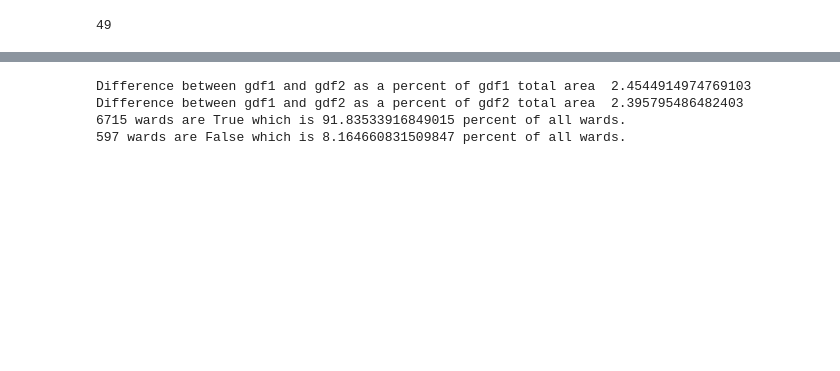
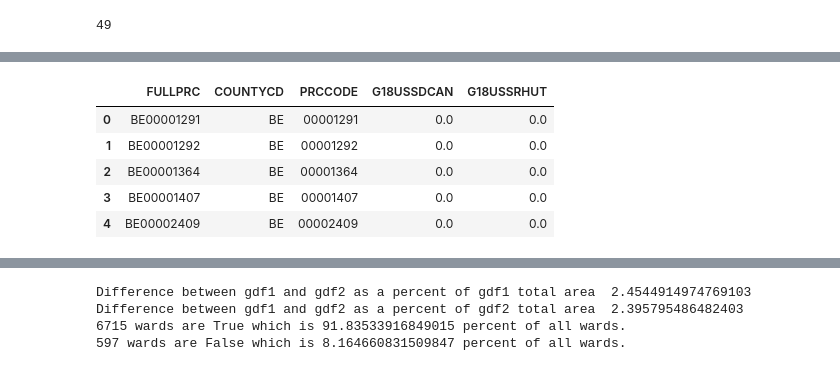
Before and after one commit to nonpartisan-redistricting-datahub/pdv-wa, a Jupyter notebook: vest-wa-2018/VEST-WA-2018-validation-spencer-edits.ipynb, the cells around one changed output, grey strips where cells are left out. Saved outputs shown, nothing was run; the diff lists cells and outputs as text; code cells hidden in the pictures; blank space fills up the shorter version.

```diff
--- a/vest-wa-2018/VEST-WA-2018-validation-spencer-edits.ipynb
+++ b/vest-wa-2018/VEST-WA-2018-validation-spencer-edits.ipynb
@@ -402,0 +402,25 @@ false.head(500)
+# %%
+#Getting what was *not* successfully merged from the VEST file
+false_geom_only = false[false['_merge']=='left_only'].copy()
+false_geom_only.drop(columns = ['PRCCODE_y','COUNTYCD_y','G18USSDCAN_y','G18USSRHUT_y','_merge'],inplace=True)
+#Removing rows that have zero votes
+false_geom_only['Add'] = false.apply(lambda x: True if x['G18USSDCAN_x']==0.0 and x['G18USSRHUT_x']==0.0 else False,axis=1)
+false_geom_keep = false_geom_only[false_geom_only['Add']==True].copy()
+#Make a list of the PRCs to append to the Election data and have as new rows
+false_geom_prc_keep = list(false_geom_keep['FULLPRC'])
+false_geom_df = pd.DataFrame(data = {'FULLPRC':false_geom_prc_keep})
+#create the necessary fields for the new dataframe
+false_geom_df['COUNTYCD'] = false_geom_df['FULLPRC'].apply(lambda x: x[:2])
+false_geom_df['PRCCODE'] = false_geom_df['FULLPRC'].apply(lambda x: x.replace(x[:2],''))
+
+#append the dataframe to the election data
+revised_df = pd.concat([false_geom_df,concat])
+revised_df = revised_df.fillna(0.0)
+revised_df.head()
+# %% [output]
+|  | FULLPRC | COUNTYCD | PRCCODE | G18USSDCAN | G18USSRHUT |
+| 0 | BE00001291 | BE | 00001291 | 0.0 | 0.0 |
+| 1 | BE00001292 | BE | 00001292 | 0.0 | 0.0 |
+| 2 | BE00001364 | BE | 00001364 | 0.0 | 0.0 |
+| 3 | BE00001407 | BE | 00001407 | 0.0 | 0.0 |
+| 4 | BE00002409 | BE | 00002409 | 0.0 | 0.0 |
```
Also changed, not shown: parts of 16 cells of this notebook.
